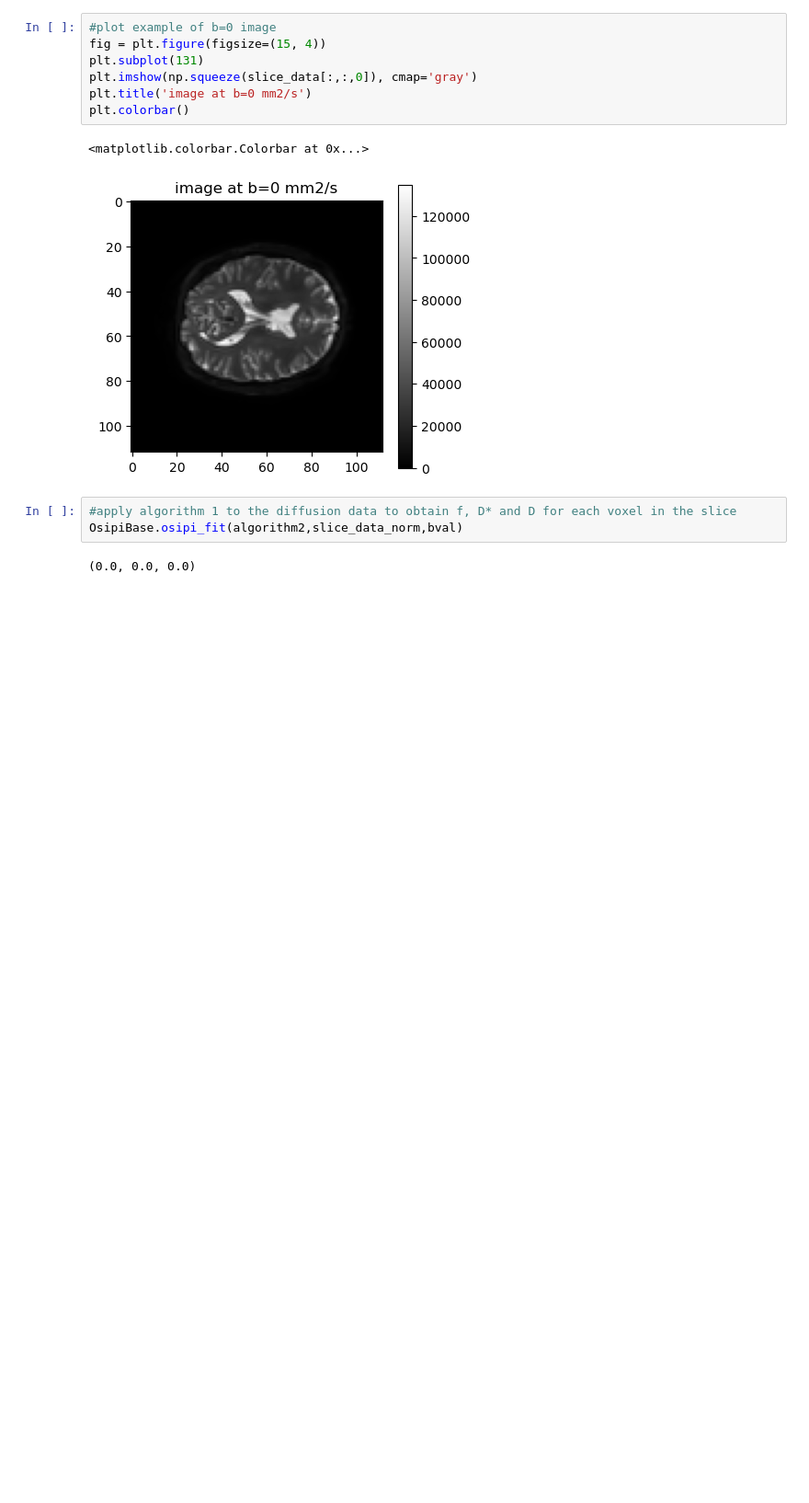
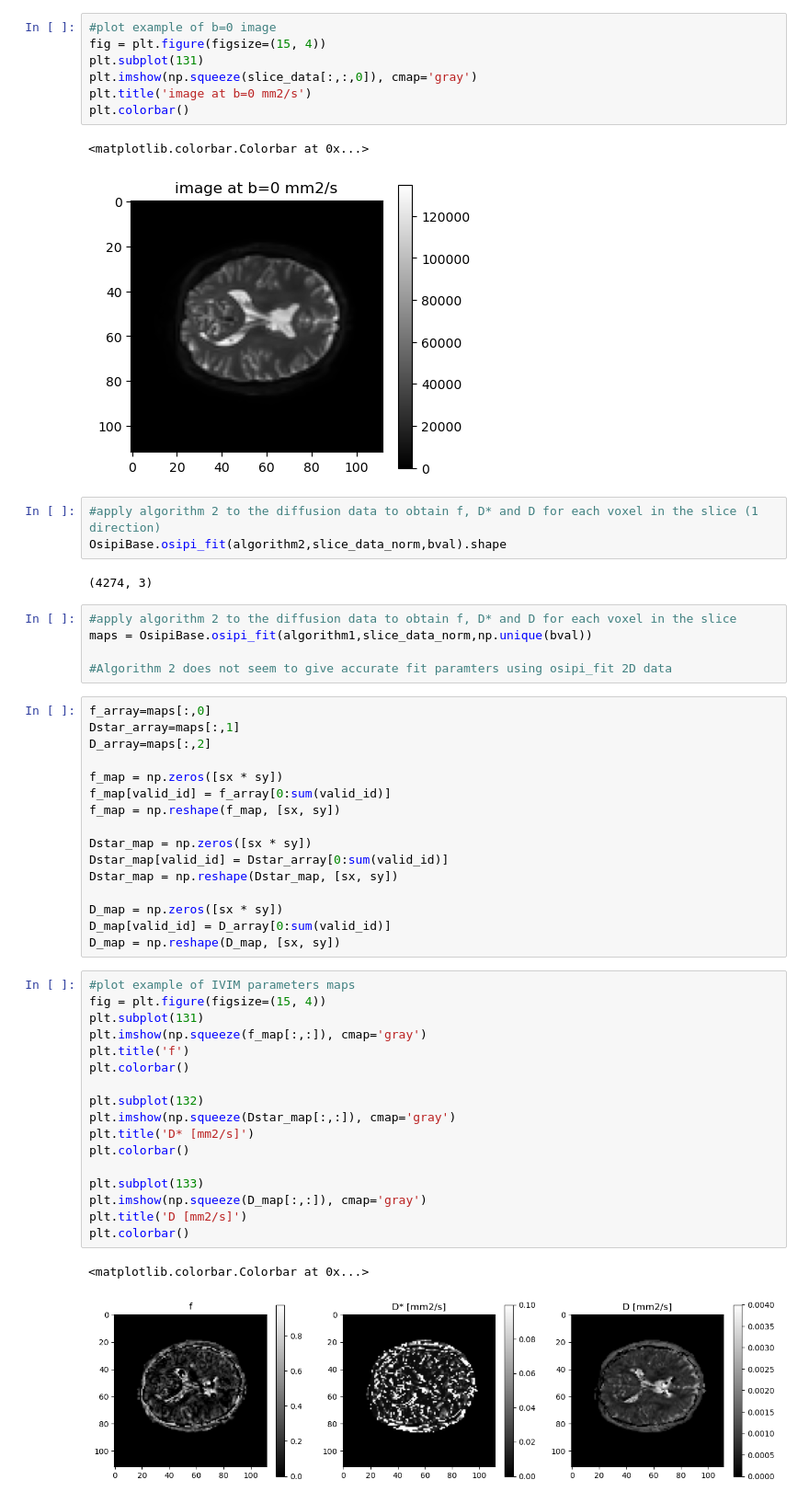
Before and after one commit to OSIPI/TF2.4_IVIM-MRI_CodeCollection, a Jupyter notebook: doc/Introduction to TF2.4_IVIM-MRI_CodeCollection github and IVIM Analysis using Python.ipynb, the cells around one changed output. Shown at 92% size. Drawn from its saved outputs; the diff is of its cells as text; blank space fills up the shorter version.

```diff
--- a/doc/Introduction to TF2.4_IVIM-MRI_CodeCollection github and IVIM Analysis using Python.ipynb
+++ b/doc/Introduction to TF2.4_IVIM-MRI_CodeCollection github and IVIM Analysis using Python.ipynb
@@ -265,7 +285,48 @@ plt.colorbar()
 <matplotlib.colorbar.Colorbar at 0x...>
 [figure]
 # %%
-#apply algorithm 1 to the diffusion data to obtain f, D* and D for each voxel in the slice
-OsipiBase.osipi_fit(algorithm2,slice_data_norm,bval)
+#apply algorithm 2 to the diffusion data to obtain f, D* and D for each voxel in the slice (1 direction)
+OsipiBase.osipi_fit(algorithm2,slice_data_norm,bval).shape
 # %% [output]
-(0.0, 0.0, 0.0)
+(4274, 3)
+# %%
+#apply algorithm 2 to the diffusion data to obtain f, D* and D for each voxel in the slice
+maps = OsipiBase.osipi_fit(algorithm1,slice_data_norm,np.unique(bval))
+
+#Algorithm 2 does not seem to give accurate fit paramters using osipi_fit 2D data
+# %%
+f_array=maps[:,0]
+Dstar_array=maps[:,1]
+D_array=maps[:,2]
+
+f_map = np.zeros([sx * sy])
+f_map[valid_id] = f_array[0:sum(valid_id)]
+f_map = np.reshape(f_map, [sx, sy])
+
+Dstar_map = np.zeros([sx * sy])
+Dstar_map[valid_id] = Dstar_array[0:sum(valid_id)]
+Dstar_map = np.reshape(Dstar_map, [sx, sy])
+
+D_map = np.zeros([sx * sy])
+D_map[valid_id] = D_array[0:sum(valid_id)]
+D_map = np.reshape(D_map, [sx, sy])
+# %%
+#plot example of IVIM parameters maps
+fig = plt.figure(figsize=(15, 4))
+plt.subplot(131)
+plt.imshow(np.squeeze(f_map[:,:]), cmap='gray')
+plt.title('f')
+plt.colorbar()
+
+plt.subplot(132)
+plt.imshow(np.squeeze(Dstar_map[:,:]), cmap='gray')
+plt.title('D* [mm2/s]')
+plt.colorbar()
+
+plt.subplot(133)
+plt.imshow(np.squeeze(D_map[:,:]), cmap='gray')
+plt.title('D [mm2/s]')
+plt.colorbar()
+# %% [output]
+<matplotlib.colorbar.Colorbar at 0x...>
+[figure, added]
```
Also changed, not shown: parts of 11 cells of this notebook.
